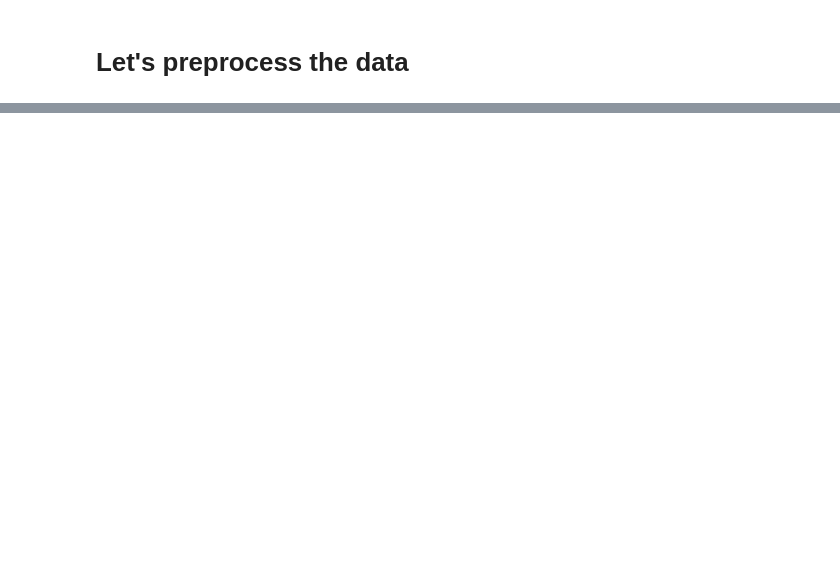
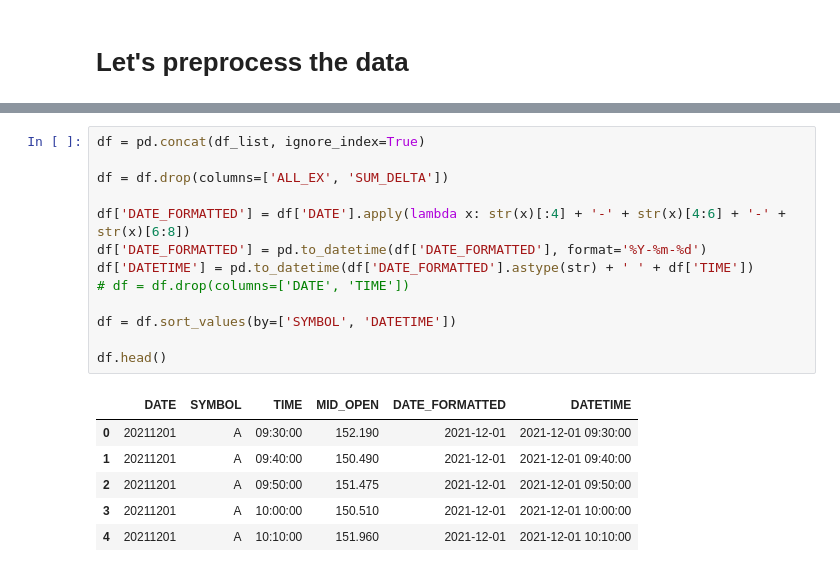
Before and after one commit to arthurdhonneur7/ML_finance_project, a Jupyter notebook: data_processing.ipynb, the cells around one changed output, grey strips where cells are left out. Drawn from its saved outputs; the diff is of its cells as text; blank space fills up the shorter version.

```diff
--- a/data_processing.ipynb
+++ b/data_processing.ipynb
@@ -39,0 +80,20 @@ sp500_tickers = sp500_table['Symbol']
+# %%
+df = pd.concat(df_list, ignore_index=True)
+
+df = df.drop(columns=['ALL_EX', 'SUM_DELTA'])
+
+df['DATE_FORMATTED'] = df['DATE'].apply(lambda x: str(x)[:4] + '-' + str(x)[4:6] + '-' + str(x)[6:8])
+df['DATE_FORMATTED'] = pd.to_datetime(df['DATE_FORMATTED'], format='%Y-%m-%d')
+df['DATETIME'] = pd.to_datetime(df['DATE_FORMATTED'].astype(str) + ' ' + df['TIME'])
+# df = df.drop(columns=['DATE', 'TIME'])
+
+df = df.sort_values(by=['SYMBOL', 'DATETIME'])
+
+df.head()
+# %% [output]
+|  | DATE | SYMBOL | TIME | MID_OPEN | DATE_FORMATTED | DATETIME |
+| 0 | 20211201 | A | 09:30:00 | 152.190 | 2021-12-01 | 2021-12-01 09:30:00 |
+| 1 | 20211201 | A | 09:40:00 | 150.490 | 2021-12-01 | 2021-12-01 09:40:00 |
+| 2 | 20211201 | A | 09:50:00 | 151.475 | 2021-12-01 | 2021-12-01 09:50:00 |
+| 3 | 20211201 | A | 10:00:00 | 150.510 | 2021-12-01 | 2021-12-01 10:00:00 |
+| 4 | 20211201 | A | 10:10:00 | 151.960 | 2021-12-01 | 2021-12-01 10:10:00 |
```
Also changed, not shown: parts of 12 cells of this notebook.
